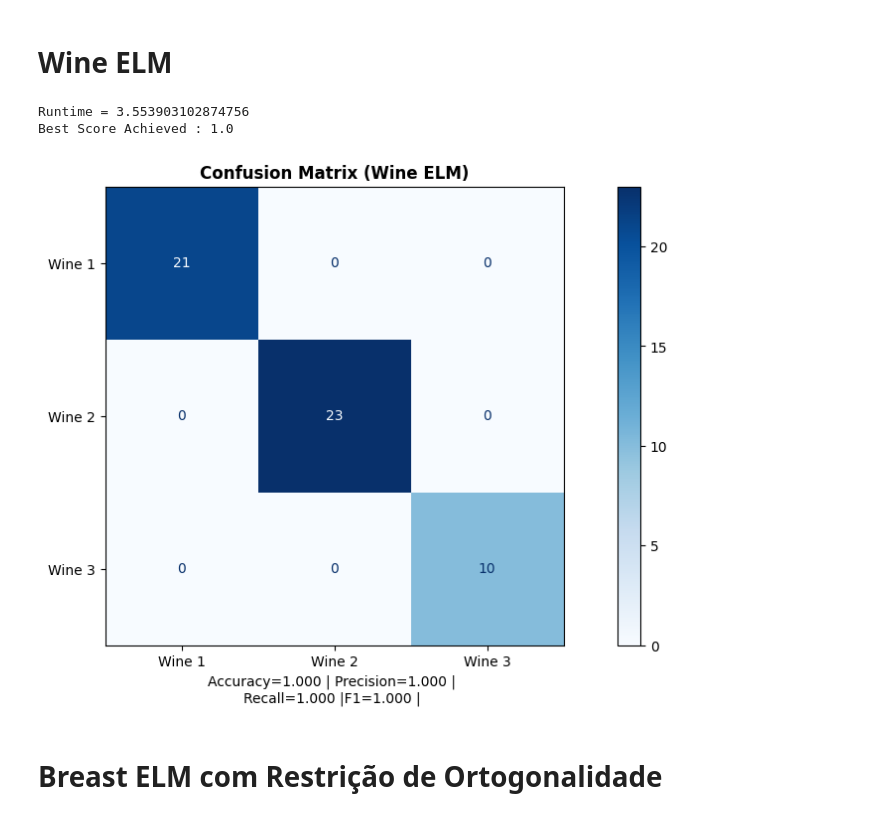
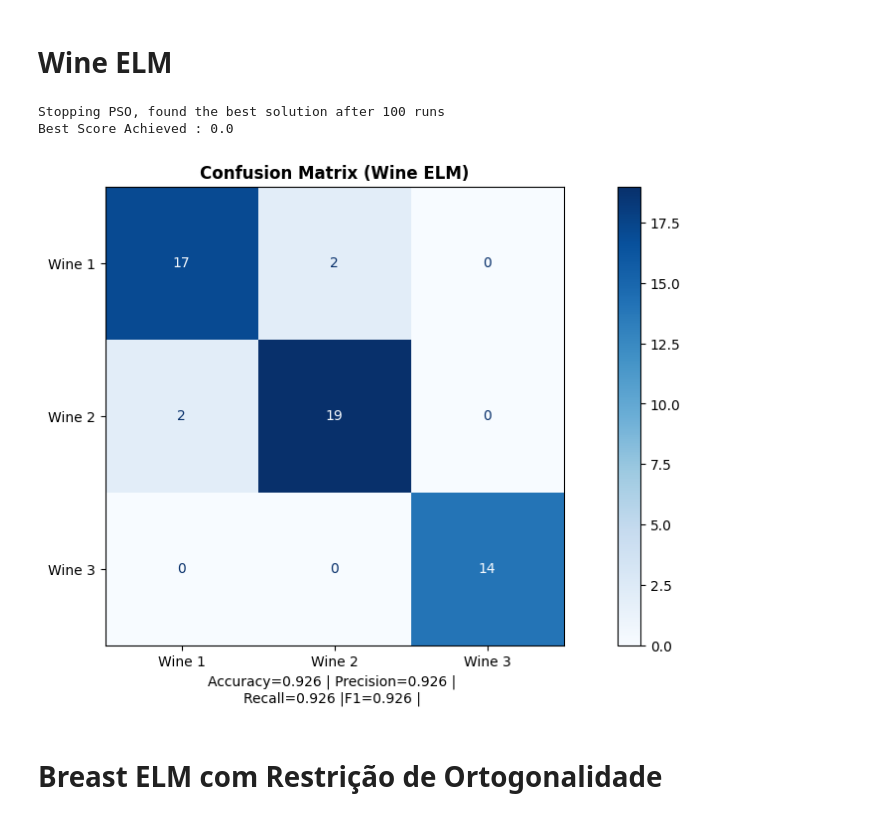
Before and after one commit to RemeLards/comp_natural, a Jupyter notebook: trab2/trab2.ipynb, the cells around one changed output. Drawn from its saved outputs; the diff is of its cells as text; code cells hidden in the pictures.

```diff
--- a/trab2/trab2.ipynb
+++ b/trab2/trab2.ipynb
@@ -314,47 +421,21 @@ Best Score Achieved : 1.0
 # %% [markdown]
 # Wine ELM
 # %%
-particle_dimension = int( (x_wine.shape[1]*5) * (x_wine.shape[1]+1))
-lb = -1e3 * np.ones(particle_dimension) # Virtualmente sem restrições
-ub = 1e3 * np.ones(particle_dimension) # Virtualmente sem restrições
-fitness_wine = partial(
-    _fitness,
-    hidden_size=int(x_wine.shape[1]*5),
-    input_size=int(x_wine.shape[1]+1),
-    one_hot=True,
+best_weights,_,_ = ELMTraining(
+    x=x_wine_train,
+    y=y_wine_train,
     discriminative_func=one_hot_pred,
     average="weighted",
-    x_train=x_wine_train,
-    y_train=y_wine_train,
+    one_hot=True,
 )
-wine_pso = PSO(
-    func=fitness_wine,
-    n_dim=particle_dimension,
-    pop=N_PARTICLES,
-    max_iter=MAX_ITERATIONS,
-    lb=lb,
-    ub=ub,
-    w=0.8, # w < 1
-    c1=1.5, # c1 E [1,3]
-    c2=1.5, # c2 E [1,3]
-)
-
-start_time = time()
-wine_pso.run()
-print(f"Runtime = {time()-start_time}")
-
-best_weights = wine_pso.gbest_x
-best_score = wine_pso.gbest_y.item()
-print(f"Best Score Achieved : {1-best_score}")
-
 _, ax = plt.subplots(1, 1, figsize=(14, 6))
 elm_wine = CustomELM(W=best_weights.reshape(x_wine.shape[1]+1,x_wine.shape[1]*5), discriminative_func=one_hot_pred)
 elm_wine.fit(x_wine_train,y_wine_train, one_hot=True)
 test_classifier(ax,x_wine_test,y_wine_test,elm_wine,"Wine ELM",display_labels=["Wine 1","Wine 2","Wine 3"],average="weighted")
 # %% [output]
-Runtime = 3.553903102874756
-Best Score Achieved : 1.0
+Stopping PSO, found the best solution after 100 runs
+Best Score Achieved : 0.0
-[figure, old version]
+[figure, new version]
 # %% [markdown]
 # Breast ELM com Restrição de Ortogonalidade
 # %%
```
Also changed, not shown: parts of 16 cells of this notebook, 2 other files.
